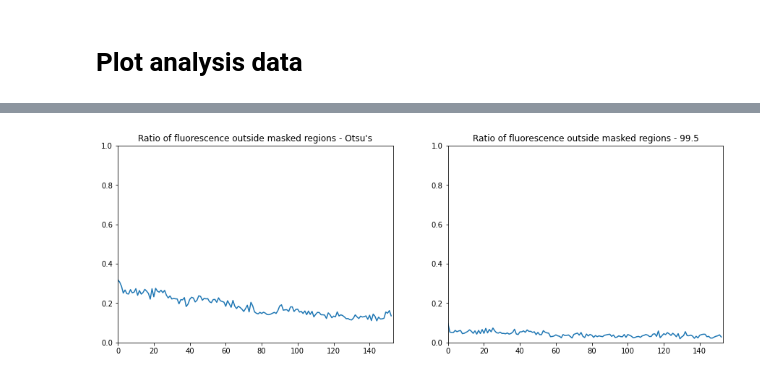
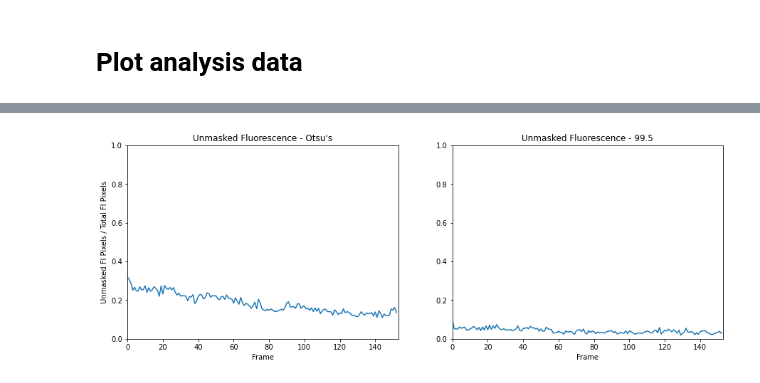
Before and after one commit to peteyeh/celltrack, a Jupyter notebook: fluorescence_analysis.ipynb, the cells around one changed output, grey strips where cells are left out. Drawn from its saved outputs; the diff is of its cells as text; code cells hidden in the pictures.

```diff
--- a/fluorescence_analysis.ipynb
+++ b/fluorescence_analysis.ipynb
@@ -83,14 +84,24 @@ else:
 # %% [markdown]
 # Generate label and fluorescence data and write to CSV
 # %%
+# Save raw fluorescence data for CSV
 df_list = []
+
+# Save class fluorescence for plotting
 class_fluorescences = {}
 for i in range(nc):
     class_fluorescences[i] = []
+
+# Save pixel counts for plotting
 bg_otsu = []
 tt_otsu = []
 bg_high = []
 tt_high = []
+
+# Save counts for analysis CSV
+counts = np.zeros((len(result), nc))
+total_sizes = np.zeros((len(result), nc))
+mean_sizes = np.zeros((len(result), nc))
 
 if write_data:
     if not os.path.exists("saved_output/fluorescence_data/%s_bf" % reporter):
@@ -102,18 +113,33 @@ for i in tqdm(range(len(result))):
     df, mask_labels = result[i]
     labels = kmeans.predict(pd.DataFrame(pca.transform(scaler.transform(df)), index=df.index))
 
+    # Save basic count data for analysis
+    c = dict(Counter(labels))
+    for k in range(nc):
+        if k not in c:
+            c[k] = 0
+    counts[i] = [a[1] for a in sorted(c.items(), key=lambda a: a[0])]
+    args = zip(range(nc), [labels]*nc, [mask_labels]*nc)
+    fl_result = Parallel(n_jobs=cpu_count())(delayed(esf_parallel)(*_) for _ in args)
+    fl_result = np.array(fl_result, dtype=object)
+    total_sizes[i] = fl_result[:,0]
+    mean_sizes[i] = fl_result[:,1]
+
+    # Write contoured images to directory
     if write_data:
         imageio.imwrite(("saved_output/fluorescence_data/%s_bf/%i.png" % (reporter, i)),
                         get_contoured_image(brightfield_images[i], mask_labels, labels, get_colormap()))
         imageio.imwrite(("saved_output/fluorescence_data/%s_fl/%i.png" % (reporter, i)),
                         get_contoured_image(fluorescent_images[i], mask_labels, labels, get_colormap()))
 
+    # Generate binarized fluorescence images
     binarized_fluorescence = \
         cv2.threshold(fluorescent_images[i], 0, 255, cv2.THRESH_BINARY+cv2.THRESH_OTSU)[1]
     binarized_fluorescence_otsu = np.uint8(binarized_fluorescence > 0)  # enforces binary value
     cutoff_high = np.percentile(fluorescent_images[i], cutoff_percentile)
     binarized_fluorescence_high = np.uint8(fluorescent_images[i] > cutoff_high)
 
+    # Capture fluorescence data for analysis
     fluorescences_otsu = np.zeros(len(labels))
     fluorescences_high = np.zeros(len(labels))
     for j in range(len(labels)):
@@ -140,5 +166,15 @@ for i in tqdm(range(len(result))):
 
 if write_data:
     pd.concat(df_list).to_csv("saved_output/fluorescence_data/%s_fl_data.csv" % reporter)
+    save_data = np.concatenate((counts, total_sizes, mean_sizes), axis=1)
+    header = ["count_%i" % i for i in range(counts.shape[1])] + \
+             ["total_area_%i" % i for i in range(total_sizes.shape[1])] + \
+             ["mean_area_%i" % i for i in range(mean_sizes.shape[1])]
+    pd.DataFrame(save_data, columns=header).to_csv(
+        "saved_output/fluorescence_data/%s_count_data.csv" % reporter, index=False)
+
+counts = counts.T
+total_sizes = total_sizes.T
+mean_sizes = mean_sizes.T
 # %% [markdown]
 # Plot analysis data
@@ -145,19 +226,22 @@ if write_data:
 # %%
 plt.figure(figsize=(15, 5))
 plt.subplot(1,2,1)
-plt.title("Ratio of fluorescence outside masked regions - Otsu's")
+plt.title("Unmasked Fluorescence - Otsu's")
+plt.xlabel("Frame")
+plt.ylabel("Unmasked Fl Pixels / Total Fl Pixels")
 plt.xlim([0,len(result)])
 plt.ylim([0,1])
 plt.plot(np.array(bg_otsu) / np.array(tt_otsu))
 
 plt.subplot(1,2,2)
-plt.title("Ratio of fluorescence outside masked regions - %s" % str(cutoff_percentile))
+plt.title("Unmasked Fluorescence - %s" % str(cutoff_percentile))
+plt.xlabel("Frame")
 plt.xlim([0,len(result)])
 plt.ylim([0,1])
 plt.plot(np.array(bg_high) / np.array(tt_high))
 plt.show()
 # %% [output]
-[figure, old version]
+[figure, new version]
 # %%
 fig, axs = plt.subplots(3, 2, tight_layout=True, figsize=(15, 20), dpi=300)
 for k in class_fluorescences.keys():
```
Also changed, not shown: parts of 2 cells of this notebook, 1 other file.
